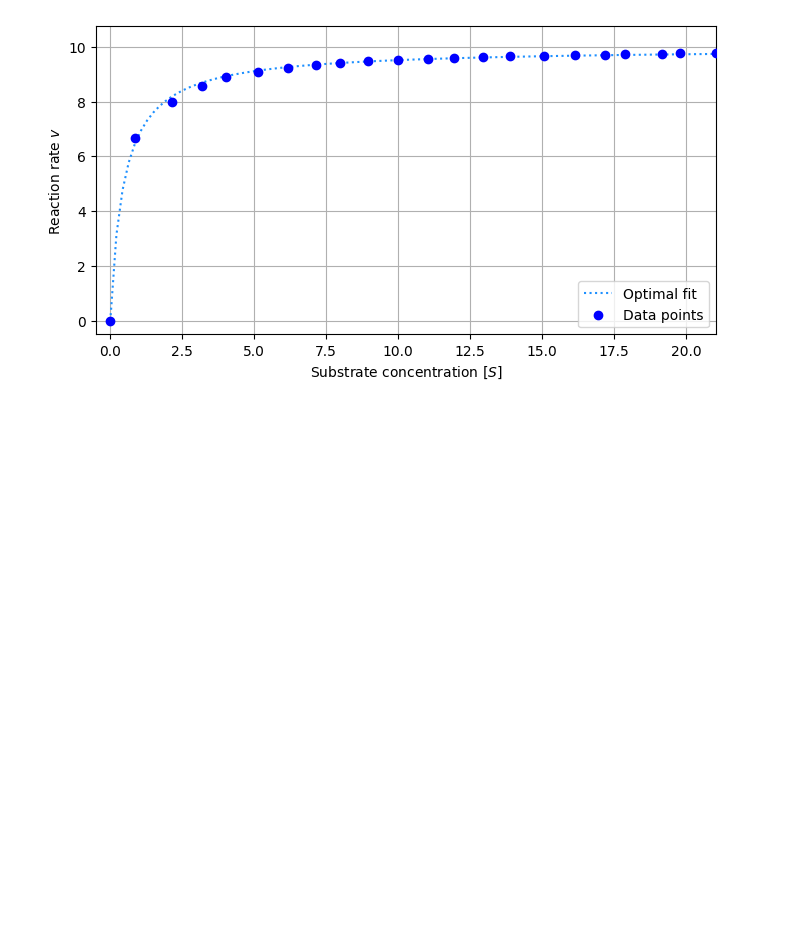
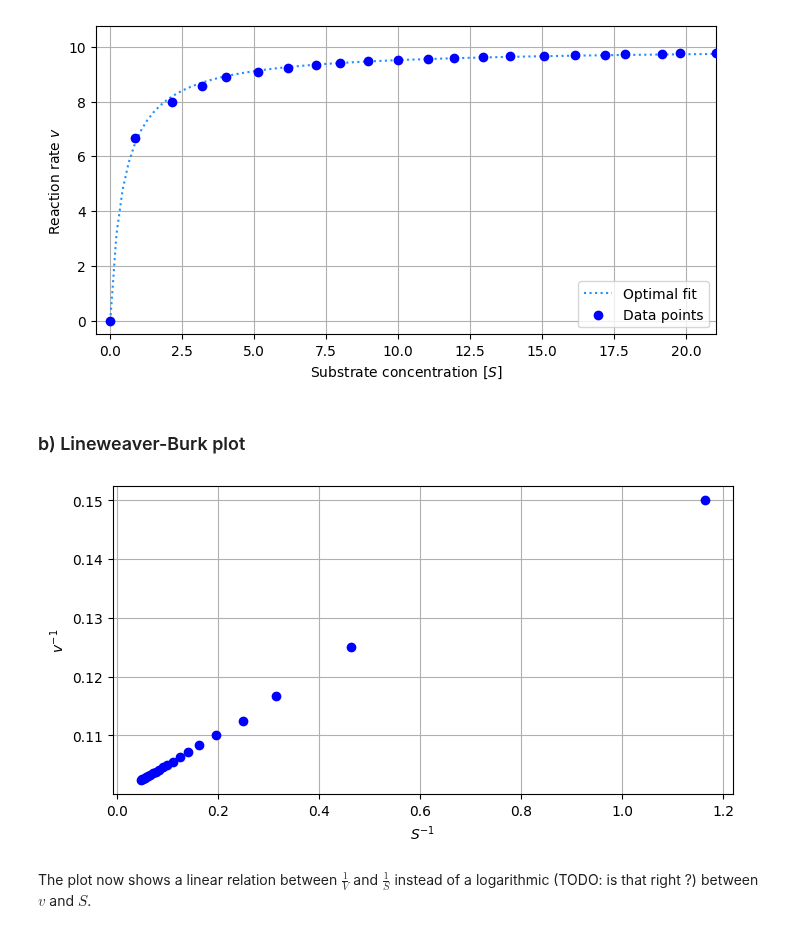
Before and after one commit to jonas4climate/metabolic-cellular-modelling, a Jupyter notebook: assignment1.ipynb, the cells around one changed output. Saved outputs shown, nothing was run; the diff lists cells and outputs as text; code cells hidden in the pictures; blank space fills up the shorter version.

```diff
--- a/assignment1.ipynb
+++ b/assignment1.ipynb
@@ -153,3 +152,23 @@ ax.legend(loc="lower right")
 plt.show()
 # %% [output]
 [figure]
+# %% [markdown]
+### b) Lineweaver-Burk plot
+# %%
+ssinv = 1 / ss[1:]
+vvinv = 1 / vv[1:]
+
+fig, ax = plt.subplots(1,1,figsize=(8,4))
+
+ax.set_xlabel(r"$S^{-1}$")
+ax.set_ylabel(r"$v^{-1}$")
+
+ax.grid()
+
+ax.scatter(ssinv, vvinv, color="blue", zorder=10)
+
+plt.show()
+# %% [output]
+[figure, added]
+# %% [markdown]
+The plot now shows a linear relation between $\frac{1}{V}$ and $\frac{1}{S}$ instead of a logarithmic (TODO: is that right ?) between $v$ and $S$.
```
Also changed, not shown: parts of 1 cell of this notebook.
